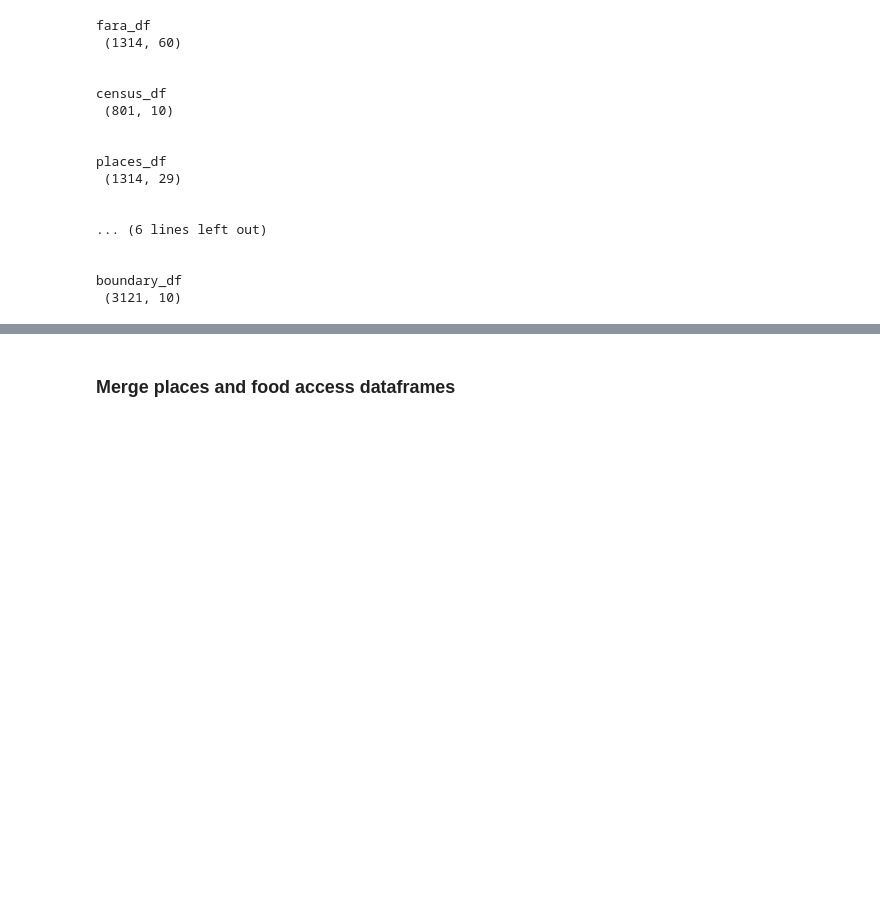
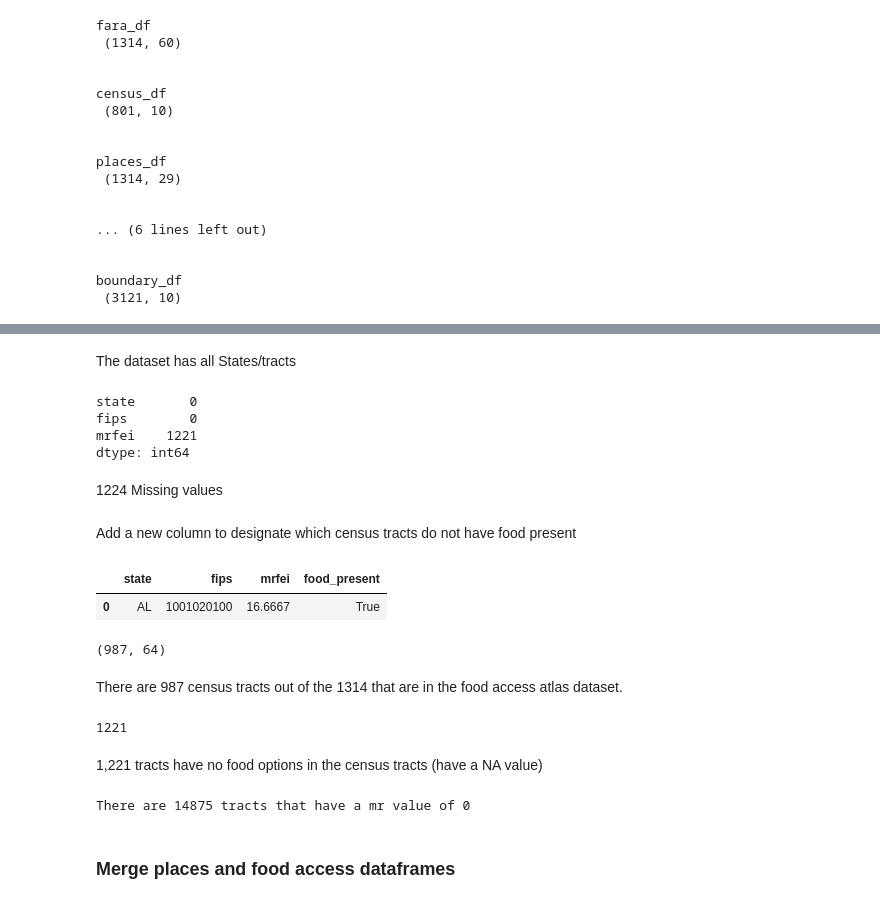
Before and after one commit to DS4A-team92/food-deserts, a Jupyter notebook: notebooks/merge_datasets.ipynb, the cells around one changed output, grey strips where cells are left out. Drawn from its saved outputs; the diff is of its cells as text; code cells hidden in the pictures; blank space fills up the shorter version.

```diff
--- a/notebooks/merge_datasets.ipynb
+++ b/notebooks/merge_datasets.ipynb
@@ -111,0 +118,13 @@ boundary_df
+# %% [markdown]
+The dataset has all States/tracts
+# %%
+mrfei_df.isna().sum()
+# %% [output]
+state       0
+fips        0
+mrfei    1221
+dtype: int64
+# %% [markdown]
+1224 Missing values
+# %% [markdown]
+Add a new column to designate which census tracts do not have food present
@@ -112,3 +133,24 @@ boundary_df
+# %%
+mrfei_df.head(1)
+# %% [output]
+|  | state | fips | mrfei | food_present |
+| 0 | AL | 1001020100 | 16.6667 | True |
+# %%
+ pd.merge(fara_df, mrfei_df, left_on='censustract',right_on='fips').shape
+# %% [output]
+(987, 64)
+# %% [markdown]
+There are 987 census tracts out of the 1314 that are in the food access atlas dataset.
+# %%
+(mrfei_df.food_present==False).sum()
+# %% [output]
+1221
+# %% [markdown]
+1,221 tracts have no food options in the census tracts (have a NA value)
+# %%
+print('There are {} tracts that have a mr value of 0'.format((mrfei_df==0).sum().mrfei))
+# %% [output]
+There are 14875 tracts that have a mr value of 0
 # %% [markdown]
 ### Merge places and food access dataframes
 # %%
```
Also changed, not shown: parts of 14 cells of this notebook, 2 other files.
